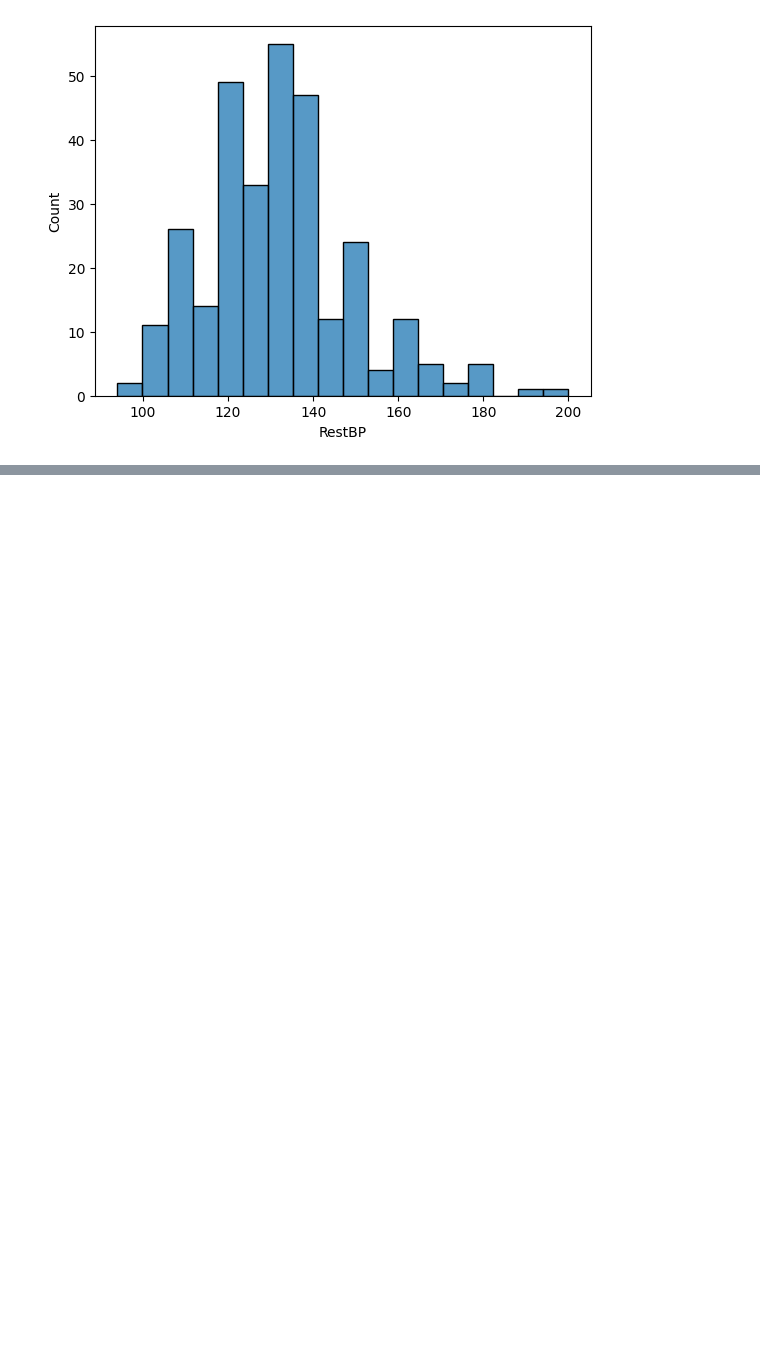
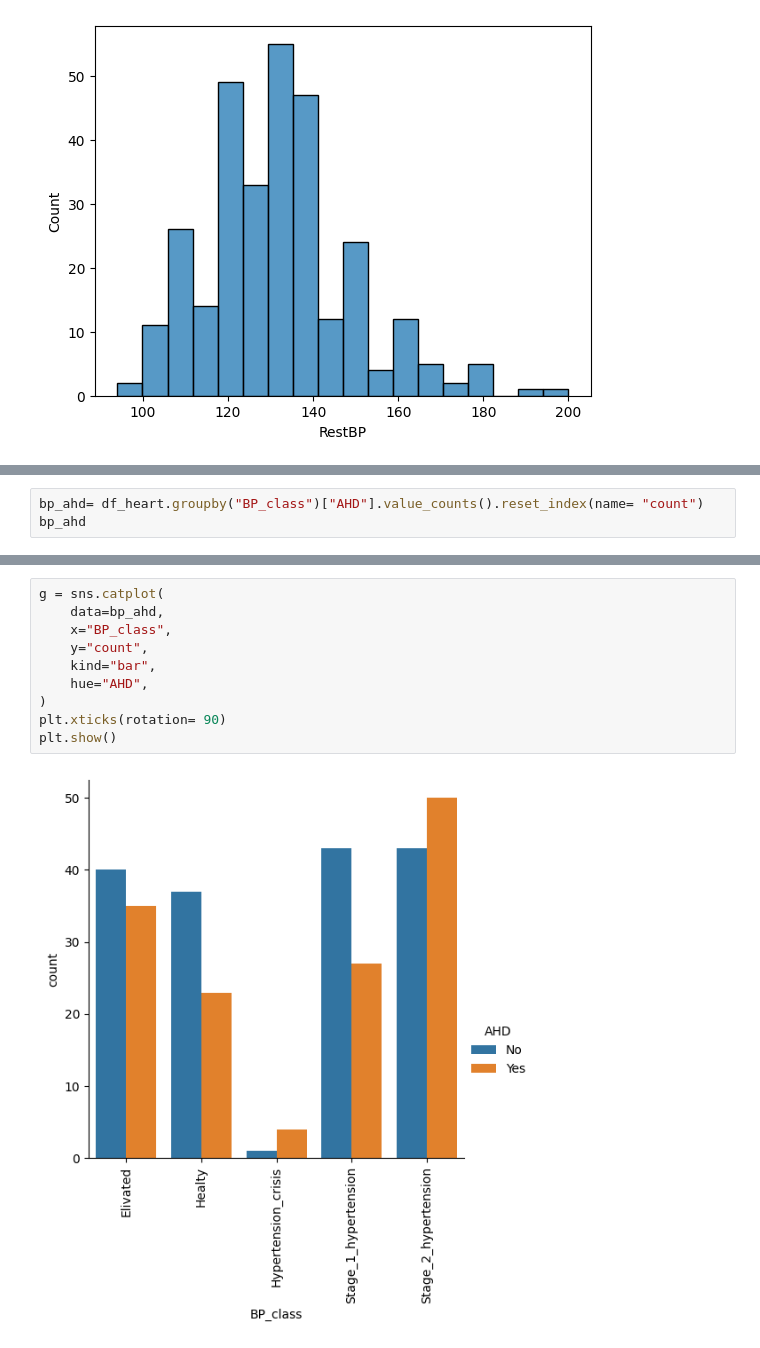
Before and after one commit to MiltonOberg/Artificial_Intelligence2-Milton-OPA23, a Jupyter notebook: Labb_1/labb_1.ipynb, the cells around one changed output, grey strips where cells are left out. Cells and saved outputs as stored; diff of their text form; blank space fills up the shorter version.

```diff
--- a/Labb_1/labb_1.ipynb
+++ b/Labb_1/labb_1.ipynb
@@ -880,0 +901,3 @@ sns.histplot(data= df_heart, x= "RestBP")
+# %%
+bp_ahd= df_heart.groupby("BP_class")["AHD"].value_counts().reset_index(name= "count")
+bp_ahd
@@ -880,0 +916,12 @@ sns.histplot(data= df_heart, x= "RestBP")
+# %%
+g = sns.catplot(
+    data=bp_ahd,
+    x="BP_class",
+    y="count",
+    kind="bar",
+    hue="AHD",
+)
+plt.xticks(rotation= 90)
+plt.show()
+# %% [output]
+[figure, added]
```
Also changed, not shown: parts of 4 cells of this notebook.
